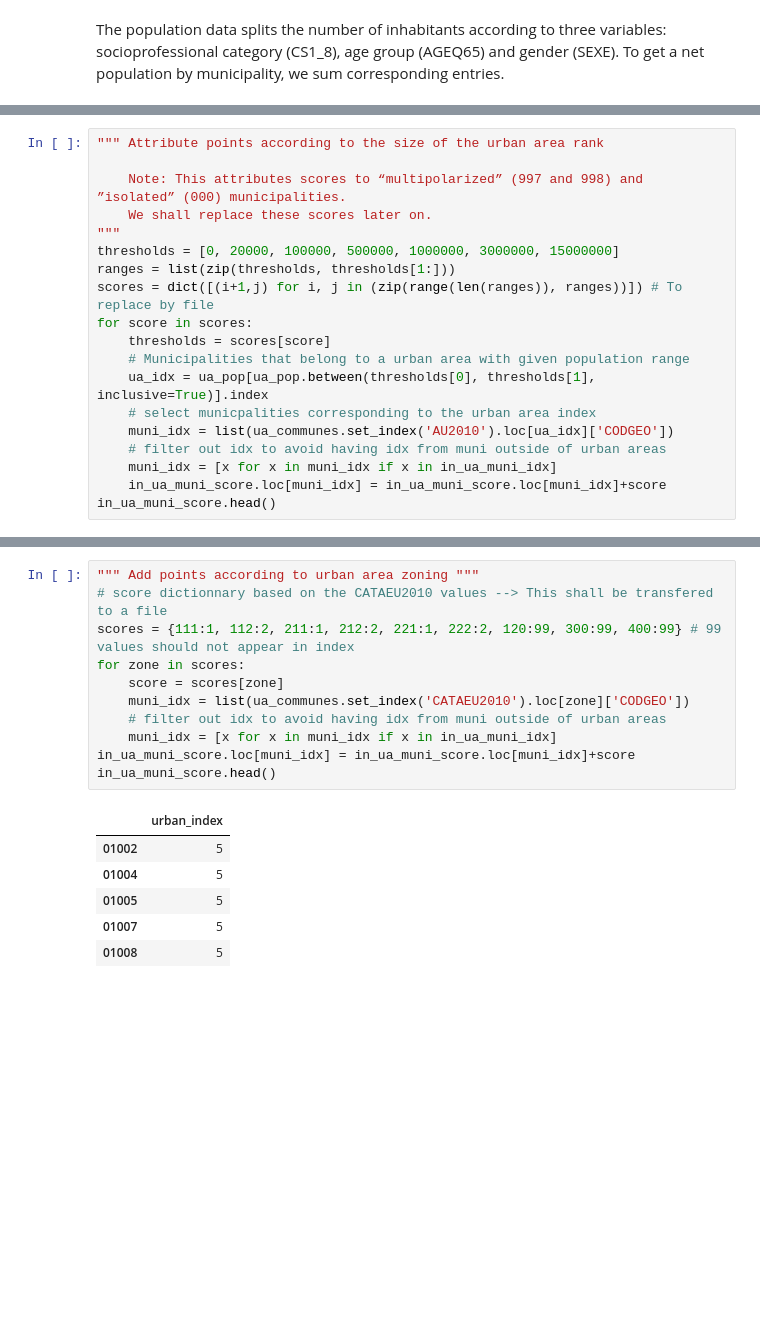
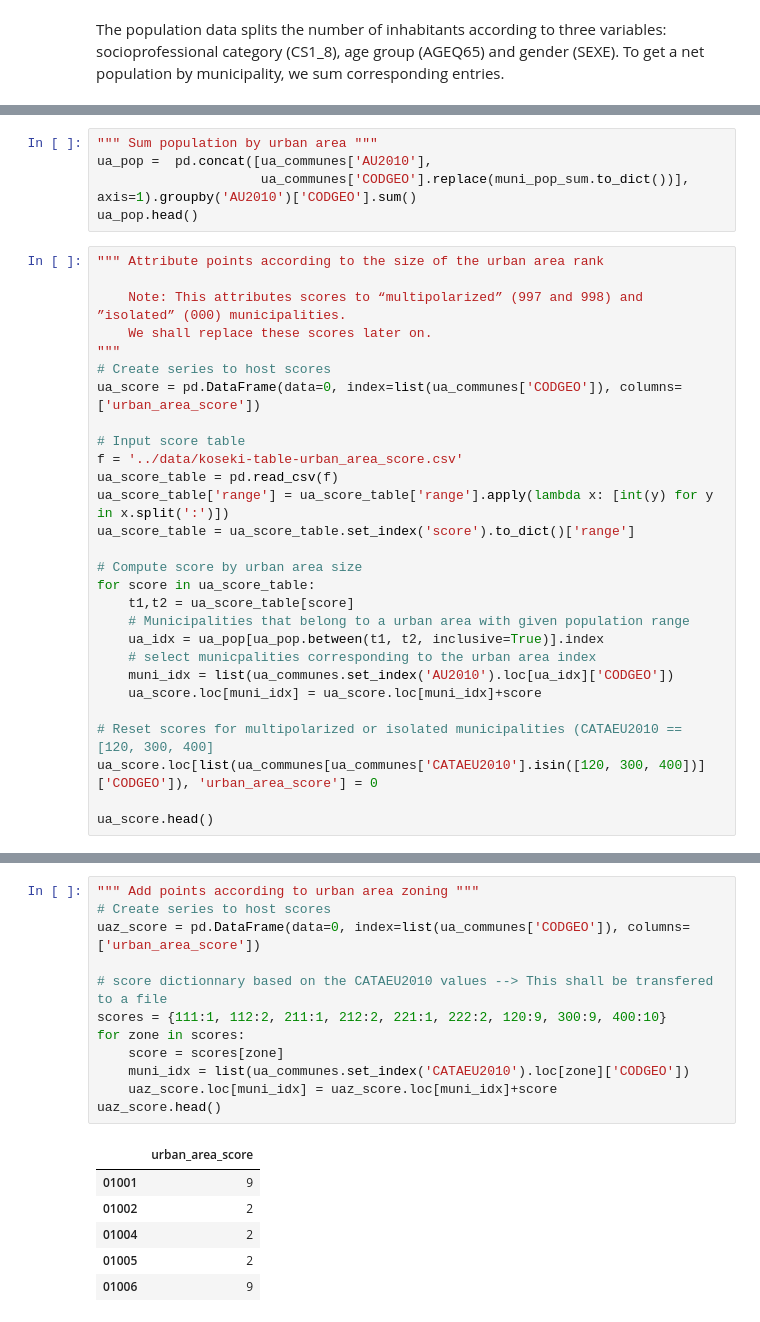
Before and after one commit to sjinko/measure, a Jupyter notebook: notebooks/koseki-nb-measuring_urbanity-200515.ipynb, the cells around one changed output, grey strips where cells are left out. Saved outputs shown, nothing was run; the diff lists cells and outputs as text; blank space fills up the shorter version.

```diff
--- a/notebooks/koseki-nb-measuring_urbanity-200515.ipynb
+++ b/notebooks/koseki-nb-measuring_urbanity-200515.ipynb
@@ -424,20 +434,34 @@ muni_pop_sum.name = 'POP'
+# %%
+""" Sum population by urban area """
+ua_pop =  pd.concat([ua_communes['AU2010'],
+                     ua_communes['CODGEO'].replace(muni_pop_sum.to_dict())], axis=1).groupby('AU2010')['CODGEO'].sum()
+ua_pop.head()
 # %%
 """ Attribute points according to the size of the urban area rank
 
     Note: This attributes scores to “multipolarized” (997 and 998) and ”isolated” (000) municipalities.
     We shall replace these scores later on.
 """
-thresholds = [0, 20000, 100000, 500000, 1000000, 3000000, 15000000]
-ranges = list(zip(thresholds, thresholds[1:]))
-scores = dict([(i+1,j) for i, j in (zip(range(len(ranges)), ranges))]) # To replace by file
-for score in scores:
-    thresholds = scores[score]
+# Create series to host scores
+ua_score = pd.DataFrame(data=0, index=list(ua_communes['CODGEO']), columns=['urban_area_score'])
+
+# Input score table
+f = '../data/koseki-table-urban_area_score.csv'
+ua_score_table = pd.read_csv(f)
+ua_score_table['range'] = ua_score_table['range'].apply(lambda x: [int(y) for y in x.split(':')])
+ua_score_table = ua_score_table.set_index('score').to_dict()['range']
+
+# Compute score by urban area size
+for score in ua_score_table:
+    t1,t2 = ua_score_table[score]
     # Municipalities that belong to a urban area with given population range
-    ua_idx = ua_pop[ua_pop.between(thresholds[0], thresholds[1], inclusive=True)].index
+    ua_idx = ua_pop[ua_pop.between(t1, t2, inclusive=True)].index
     # select municpalities corresponding to the urban area index
     muni_idx = list(ua_communes.set_index('AU2010').loc[ua_idx]['CODGEO'])
-    # filter out idx to avoid having idx from muni outside of urban areas
-    muni_idx = [x for x in muni_idx if x in in_ua_muni_idx]
-    in_ua_muni_score.loc[muni_idx] = in_ua_muni_score.loc[muni_idx]+score
-in_ua_muni_score.head()
+    ua_score.loc[muni_idx] = ua_score.loc[muni_idx]+score
+
+# Reset scores for multipolarized or isolated municipalities (CATAEU2010 == [120, 300, 400]
+ua_score.loc[list(ua_communes[ua_communes['CATAEU2010'].isin([120, 300, 400])]['CODGEO']), 'urban_area_score'] = 0
+
+ua_score.head()
 # %% [output]
@@ -471,18 +505,19 @@ These municipalities exclusively locate outside of urban areas as classified by
 # %%
 """ Add points according to urban area zoning """
+# Create series to host scores
+uaz_score = pd.DataFrame(data=0, index=list(ua_communes['CODGEO']), columns=['urban_area_score'])
+
 # score dictionnary based on the CATAEU2010 values --> This shall be transfered to a file
-scores = {111:1, 112:2, 211:1, 212:2, 221:1, 222:2, 120:99, 300:99, 400:99} # 99 values should not appear in index
+scores = {111:1, 112:2, 211:1, 212:2, 221:1, 222:2, 120:9, 300:9, 400:10}
 for zone in scores:
     score = scores[zone]
     muni_idx = list(ua_communes.set_index('CATAEU2010').loc[zone]['CODGEO'])
-    # filter out idx to avoid having idx from muni outside of urban areas
-    muni_idx = [x for x in muni_idx if x in in_ua_muni_idx]
-in_ua_muni_score.loc[muni_idx] = in_ua_muni_score.loc[muni_idx]+score
-in_ua_muni_score.head()
+    uaz_score.loc[muni_idx] = uaz_score.loc[muni_idx]+score
+uaz_score.head()
 # %% [output]
-|  | urban_index |
-| 01002 | 5 |
-| 01004 | 5 |
-| 01005 | 5 |
-| 01007 | 5 |
-| 01008 | 5 |
+|  | urban_area_score |
+| 01001 | 9 |
+| 01002 | 2 |
+| 01004 | 2 |
+| 01005 | 2 |
+| 01006 | 9 |
```
Also changed, not shown: parts of 18 cells of this notebook, 1 other file.
